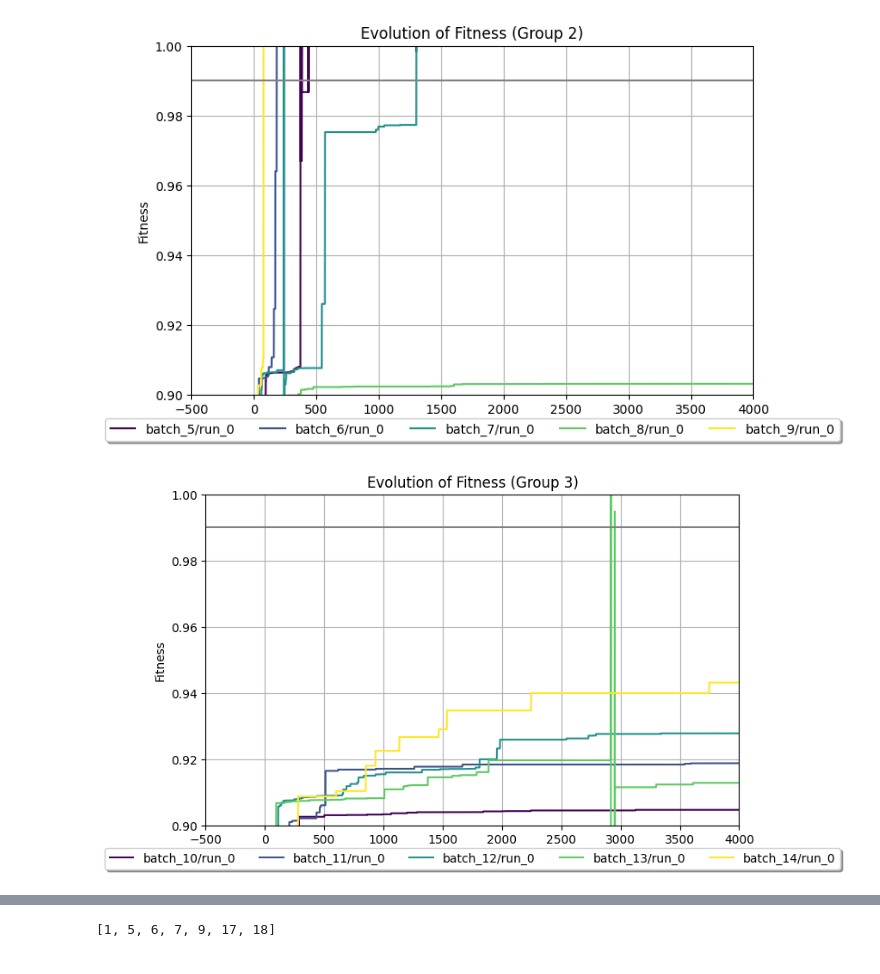
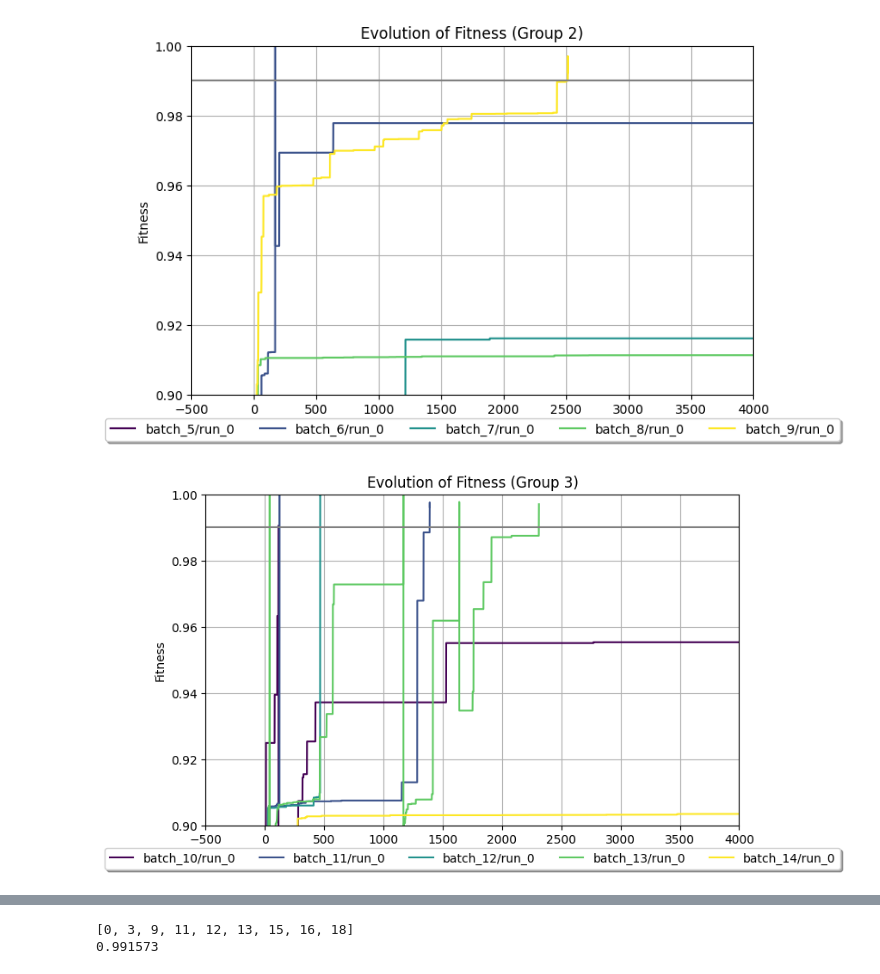
Before and after one commit to katiepambakianbris/BeeCommunication, a Jupyter notebook: analysis/fitness_function.ipynb, the cells around one changed output, grey strips where cells are left out. Cells and saved outputs as stored; diff of their text form; code cells hidden in the pictures.

```diff
--- a/analysis/fitness_function.ipynb
+++ b/analysis/fitness_function.ipynb
@@ -9,8 +9,8 @@ import pandas as pd
 # load in the results
 result_dir = "/Users/katiepambakian/Documents/BSc Computer Science/Y3/Dissertation/BeeCommunication/results/"
 
-date = "2026-03-14/"
-slurm_job = 16326359
+date = "2026-03-16/"
+slurm_job = 16340977
 batches = list(range(0,19))
 
 result_dir = result_dir + date + str(slurm_job) + "/"
@@ -69,6 +69,8 @@ plt.show()
 chunk_size = 5
 
 good_gens = []
+
+worst = 1
 
 # Split batches into chunks of 5
 batch_groups = [batches[i:i+chunk_size] for i in range(0, len(batches), chunk_size)]
@@ -109,6 +111,9 @@ for group_idx, batch_group in enumerate(batch_groups):
             if best[len(best)-1] > 0.99:
                 good_gens.append(batch)
 
+                if best[len(best)-1] < worst:
+                    worst = best[len(best)-1]
+
     plt.axhline(0.99, color ='grey')
 
     plt.ylim(top = 1, bottom=0.9)
@@ -124,4 +129,5 @@ for group_idx, batch_group in enumerate(batch_groups):
 
     plt.show()
 print(good_gens)
+print(worst)
 # %% [output]
@@ -129,2 +135,2 @@ print(good_gens)
-[figure, old version]
+[figure, new version]
-[figure, old version]
+[figure, new version]
@@ -132 +138,2 @@ print(good_gens)
-[1, 5, 6, 7, 9, 17, 18]
+[0, 3, 9, 11, 12, 13, 15, 16, 18]
+0.991573
```
Also changed, not shown: parts of 3 cells of this notebook, 1 other file.
